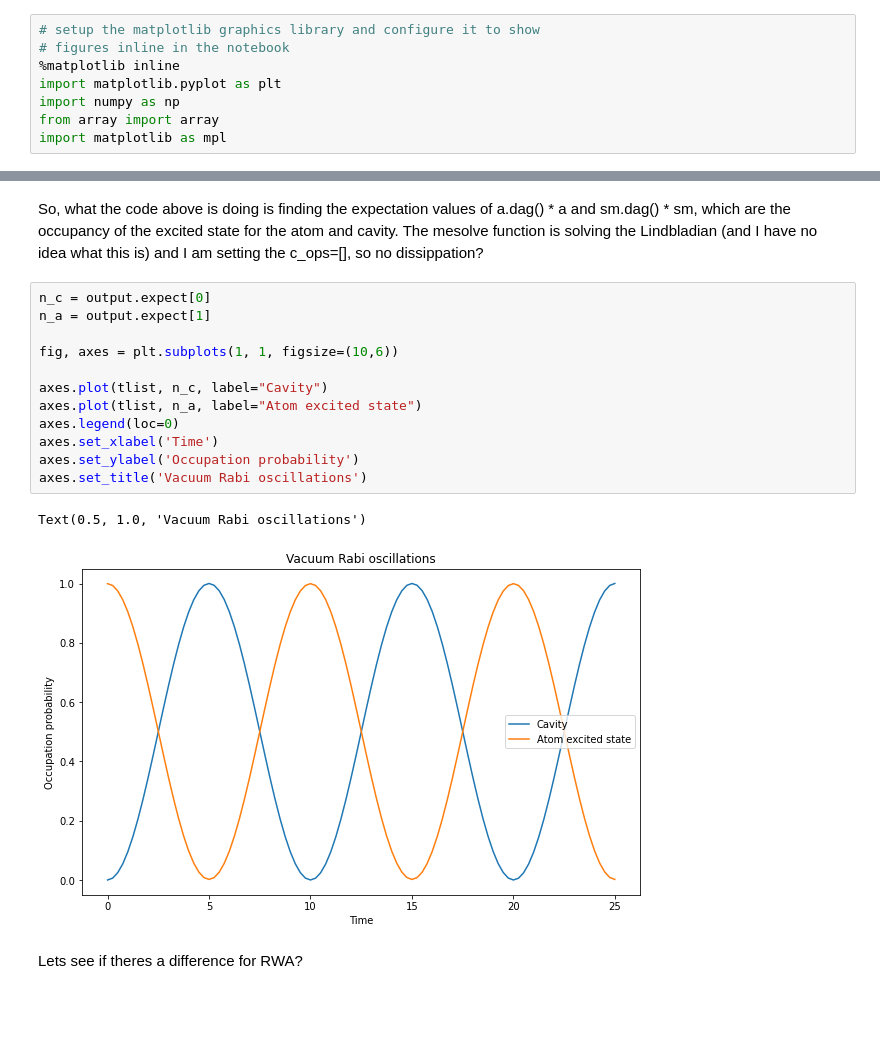
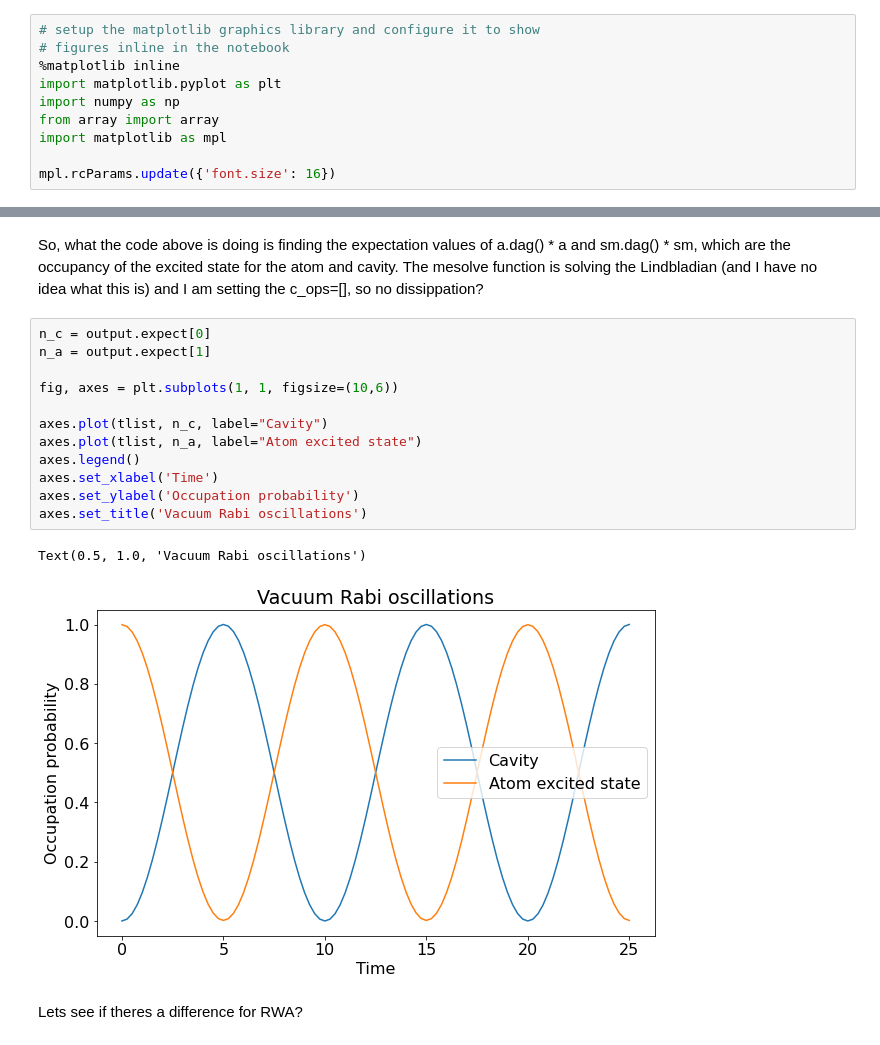
Before and after one commit to RobPie16/JaynesCummingModelProject, a Jupyter notebook: projectwork1.ipynb, the cells around one changed output, grey strips where cells are left out. Drawn from its saved outputs; the diff is of its cells as text; blank space fills up the shorter version.

```diff
--- a/projectwork1.ipynb
+++ b/projectwork1.ipynb
@@ -6,6 +6,8 @@ import matplotlib.pyplot as plt
 import numpy as np
 from array import array
 import matplotlib as mpl
+
+mpl.rcParams.update({'font.size': 16})
 # %%
 # make qutip available in the rest of the notebook
 from qutip import *
@@ -56,18 +58,18 @@ So, what the code above is doing is finding the expectation values of a.dag() *
 # %%
 n_c = output.expect[0]
 n_a = output.expect[1]
 
 fig, axes = plt.subplots(1, 1, figsize=(10,6))
 
 axes.plot(tlist, n_c, label="Cavity")
 axes.plot(tlist, n_a, label="Atom excited state")
-axes.legend(loc=0)
+axes.legend()
 axes.set_xlabel('Time')
 axes.set_ylabel('Occupation probability')
 axes.set_title('Vacuum Rabi oscillations')
 # %% [output]
 Text(0.5, 1.0, 'Vacuum Rabi oscillations')
-[figure, old version]
+[figure, new version]
 # %% [markdown]
 Lets see if theres a difference for RWA?
 # %%
```
Also changed, not shown: parts of 8 cells of this notebook.
